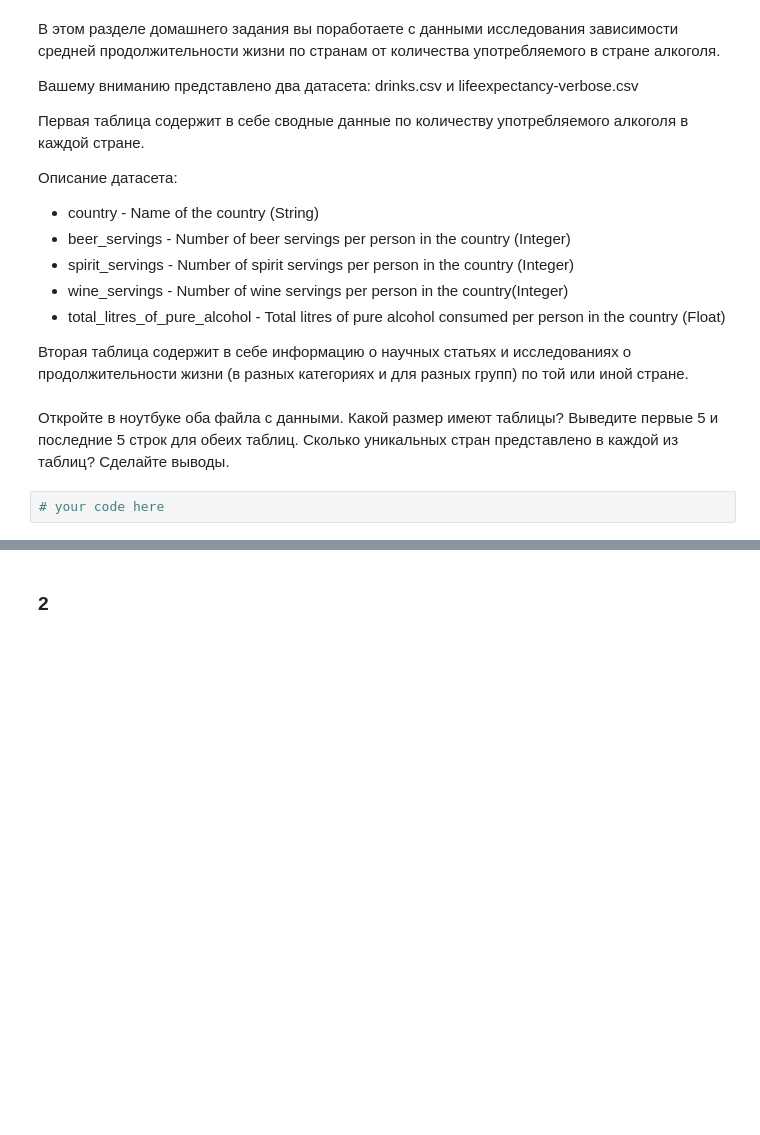
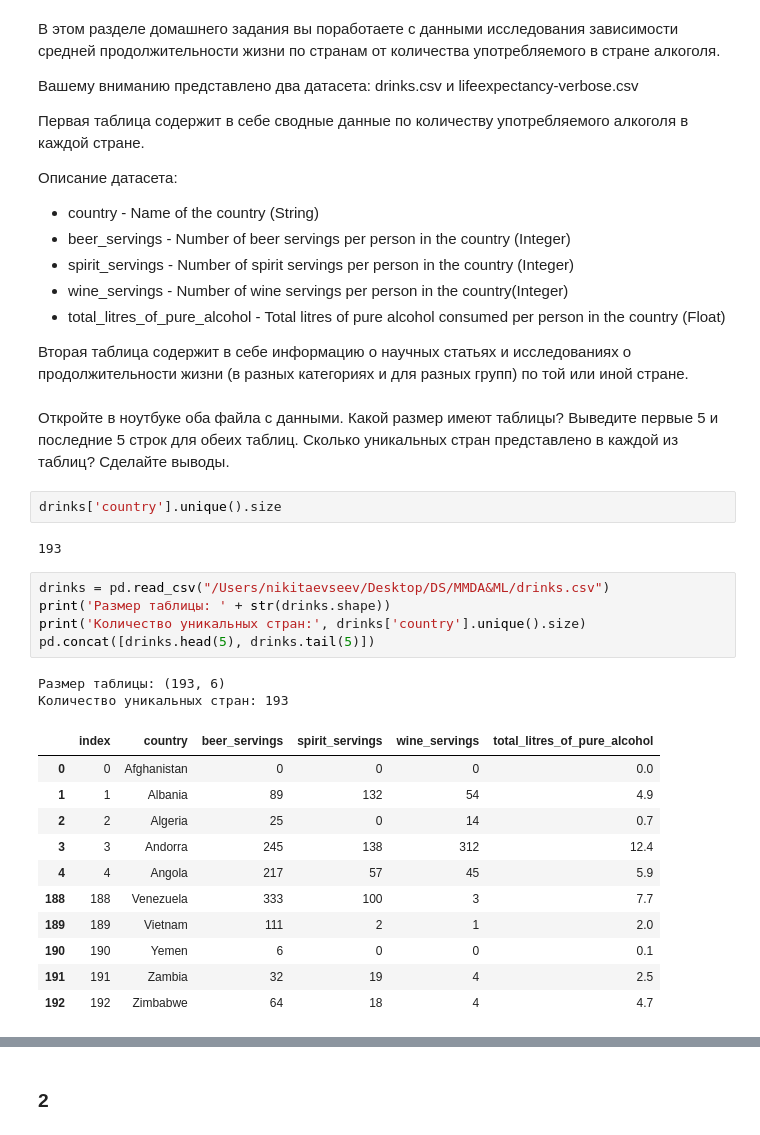
Before and after one commit to evslou/DS, a Jupyter notebook: MMDA&ML/HW 1 - Numpy. Pandas.ipynb, the cells around one changed output, grey strips where cells are left out. Saved outputs shown, nothing was run; the diff lists cells and outputs as text; blank space fills up the shorter version.

```diff
--- a/MMDA&ML/HW 1 - Numpy. Pandas.ipynb
+++ b/MMDA&ML/HW 1 - Numpy. Pandas.ipynb
@@ -274,5 +274,26 @@ import pandas as pd
 Вторая таблица содержит в себе информацию о научных статьях и исследованиях о продолжительности жизни (в разных категориях и для разных групп) по той или иной стране.
 # %% [markdown]
 Откройте в ноутбуке оба файла с данными. Какой размер имеют таблицы? Выведите первые 5 и последние 5 строк для обеих таблиц. Сколько уникальных стран представлено в каждой из таблиц? Сделайте выводы.
-# %%
-# your code here
+# %%
+drinks['country'].unique().size
+# %% [output]
+193
+# %%
+drinks = pd.read_csv("/Users/nikitaevseev/Desktop/DS/MMDA&ML/drinks.csv")
+print('Размер таблицы: ' + str(drinks.shape))
+print('Количество уникальных стран:', drinks['country'].unique().size)
+pd.concat([drinks.head(5), drinks.tail(5)])
+# %% [output]
+Размер таблицы: (193, 6)
+Количество уникальных стран: 193
+|  | index | country | beer_servings | spirit_servings | wine_servings | total_litres_of_pure_alcohol |
+| 0 | 0 | Afghanistan | 0 | 0 | 0 | 0.0 |
+| 1 | 1 | Albania | 89 | 132 | 54 | 4.9 |
+| 2 | 2 | Algeria | 25 | 0 | 14 | 0.7 |
+| 3 | 3 | Andorra | 245 | 138 | 312 | 12.4 |
+| 4 | 4 | Angola | 217 | 57 | 45 | 5.9 |
+| 188 | 188 | Venezuela | 333 | 100 | 3 | 7.7 |
+| 189 | 189 | Vietnam | 111 | 2 | 1 | 2.0 |
+| 190 | 190 | Yemen | 6 | 0 | 0 | 0.1 |
+| 191 | 191 | Zambia | 32 | 19 | 4 | 2.5 |
+| 192 | 192 | Zimbabwe | 64 | 18 | 4 | 4.7 |
```
Also changed, not shown: parts of 13 cells of this notebook.
